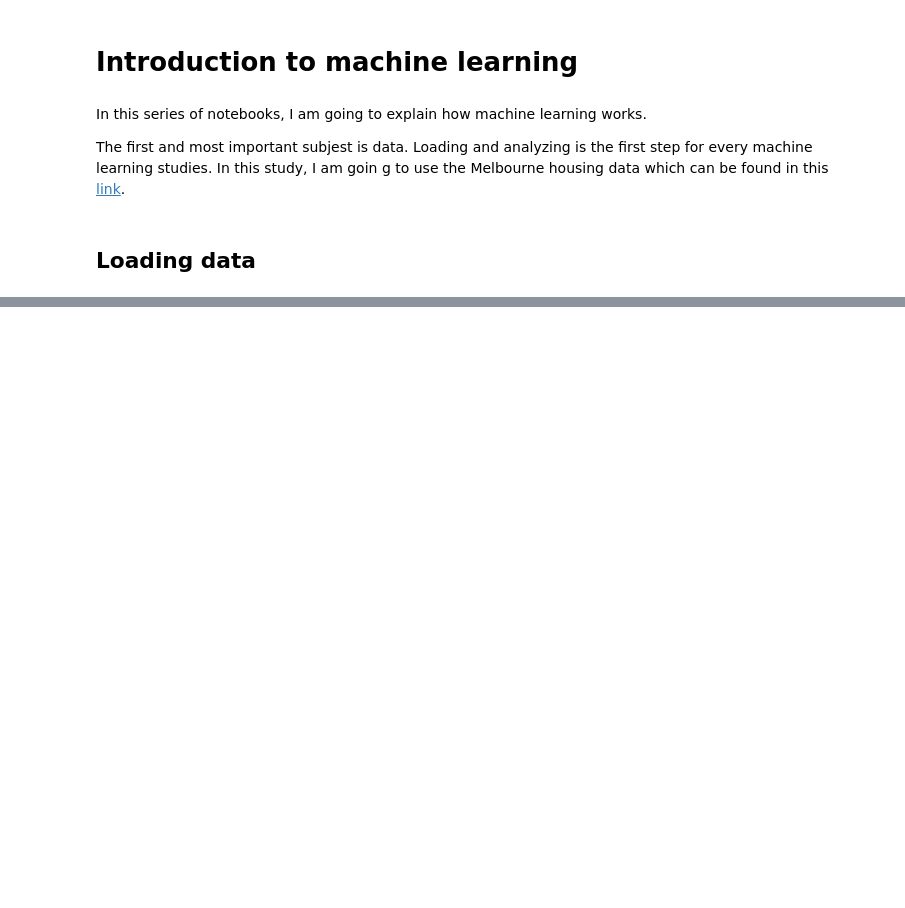
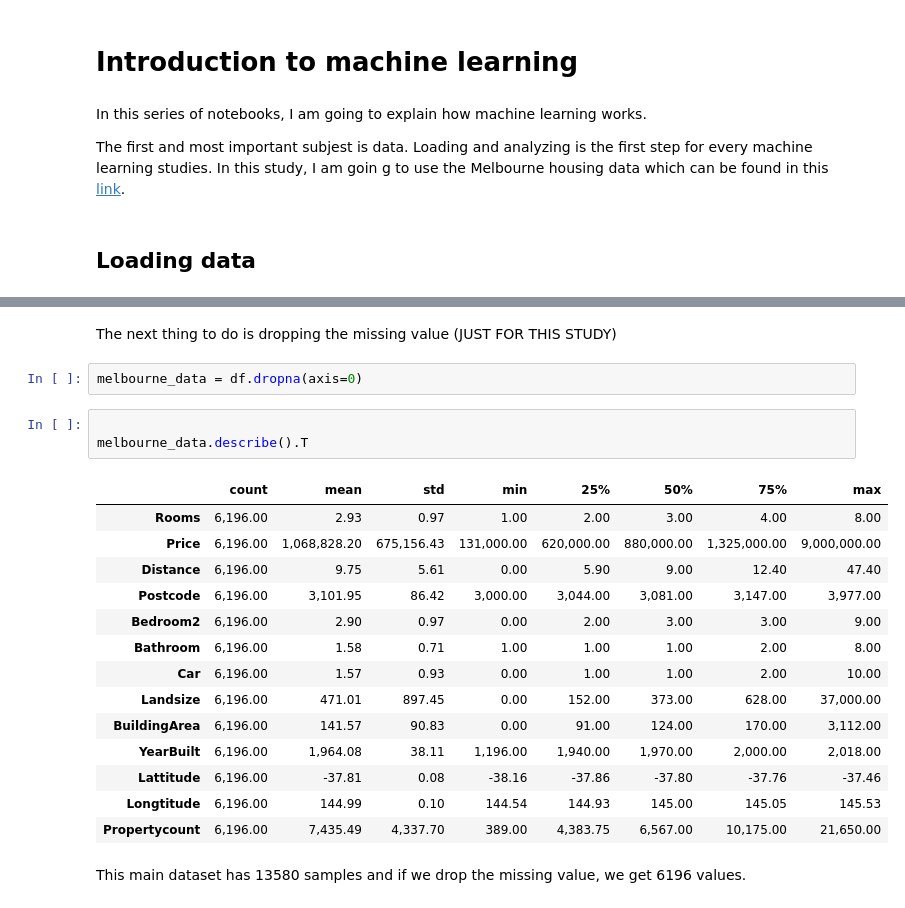
Before and after one commit to Amirmardan-prog/melbourne_housing, a Jupyter notebook: dataAnalysis.ipynb, the cells around one changed output, grey strips where cells are left out. Cells and saved outputs as stored; diff of their text form; blank space fills up the shorter version.

```diff
--- a/dataAnalysis.ipynb
+++ b/dataAnalysis.ipynb
@@ -43,0 +74,24 @@ df.head()
+# %% [markdown]
+The next thing to do is dropping the missing value (JUST FOR THIS STUDY)
+# %%
+melbourne_data = df.dropna(axis=0)
+# %%
+
+melbourne_data.describe().T
+# %% [output]
+|  | count | mean | std | min | 25% | 50% | 75% | max |
+| Rooms | 6,196.00 | 2.93 | 0.97 | 1.00 | 2.00 | 3.00 | 4.00 | 8.00 |
+| Price | 6,196.00 | 1,068,828.20 | 675,156.43 | 131,000.00 | 620,000.00 | 880,000.00 | 1,325,000.00 | 9,000,000.00 |
+| Distance | 6,196.00 | 9.75 | 5.61 | 0.00 | 5.90 | 9.00 | 12.40 | 47.40 |
+| Postcode | 6,196.00 | 3,101.95 | 86.42 | 3,000.00 | 3,044.00 | 3,081.00 | 3,147.00 | 3,977.00 |
+| Bedroom2 | 6,196.00 | 2.90 | 0.97 | 0.00 | 2.00 | 3.00 | 3.00 | 9.00 |
+| Bathroom | 6,196.00 | 1.58 | 0.71 | 1.00 | 1.00 | 1.00 | 2.00 | 8.00 |
+| Car | 6,196.00 | 1.57 | 0.93 | 0.00 | 1.00 | 1.00 | 2.00 | 10.00 |
+| Landsize | 6,196.00 | 471.01 | 897.45 | 0.00 | 152.00 | 373.00 | 628.00 | 37,000.00 |
+| BuildingArea | 6,196.00 | 141.57 | 90.83 | 0.00 | 91.00 | 124.00 | 170.00 | 3,112.00 |
+| YearBuilt | 6,196.00 | 1,964.08 | 38.11 | 1,196.00 | 1,940.00 | 1,970.00 | 2,000.00 | 2,018.00 |
+| Lattitude | 6,196.00 | -37.81 | 0.08 | -38.16 | -37.86 | -37.80 | -37.76 | -37.46 |
+| Longtitude | 6,196.00 | 144.99 | 0.10 | 144.54 | 144.93 | 145.00 | 145.05 | 145.53 |
+| Propertycount | 6,196.00 | 7,435.49 | 4,337.70 | 389.00 | 4,383.75 | 6,567.00 | 10,175.00 | 21,650.00 |
+# %% [markdown]
+This main dataset has 13580 samples and if we drop the missing value, we get 6196 values.
```
Also changed, not shown: parts of 17 cells of this notebook, 1 other file.
